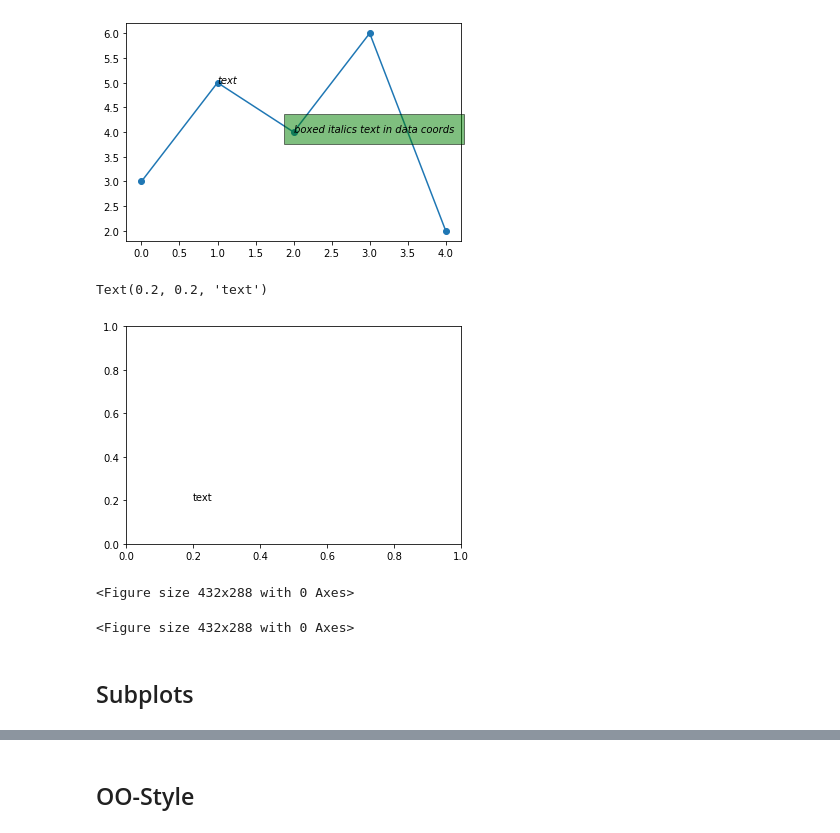
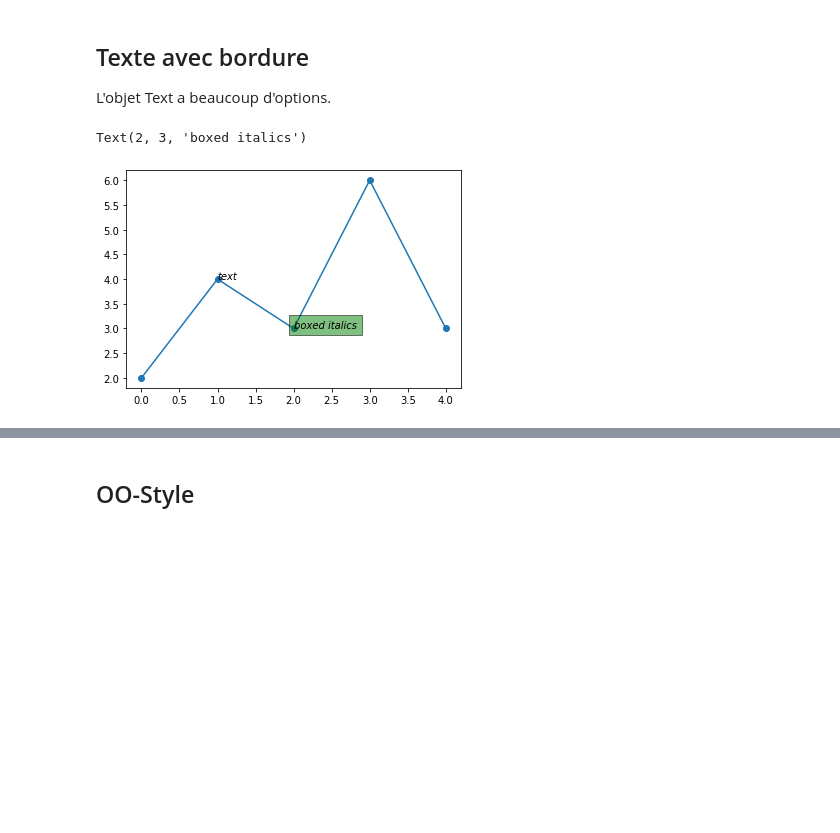
Before and after one commit to rasql/edunum, a Jupyter notebook: doc/plot/text.ipynb, the cells around one changed output, grey strips where cells are left out. Cells and saved outputs as stored; diff of their text form; code cells hidden in the pictures; blank space fills up the shorter version.

Commit message:
add plot chapters

```diff
--- a/doc/plot/text.ipynb
+++ b/doc/plot/text.ipynb
@@ -19,21 +28,13 @@ plt.show()
+# %% [markdown]
+## Texte avec bordure
+
+L'objet Text a beaucoup d'options.
 # %%
-y = [3, 5, 4, 6, 2]
+y = [2, 4, 3, 6, 3]
 plt.plot(y, 'o-')
-t = plt.text(1, y[1], 'text', style='italic')
-t = plt.text(2, y[2], 'boxed italics text in data coords', style='italic',
-        bbox={'facecolor': 'green', 'alpha': 0.5, 'pad': 10})
+plt.text(1, y[1], 'text', style='italic')
+plt.text(2, y[2], 'boxed italics', style='italic',
+        bbox={'facecolor': 'green', 'alpha': 0.5, 'pad': 5})
 # %% [output]
+Text(2, 3, 'boxed italics')
-[figure, old version]
+[figure, new version]
-# %%
-fig, ax = plt.subplots()
-plt.text(0.2, 0.2, 'text')
-# %% [output]
-Text(0.2, 0.2, 'text')
-[figure, removed]
-# %%
-plt.figure()
-# %% [output]
-<Figure size 432x288 with 0 Axes>
-<Figure size 432x288 with 0 Axes>
-# %% [markdown]
-## Subplots
```
Also changed, not shown: parts of 36 cells of this notebook, 9 other files.
